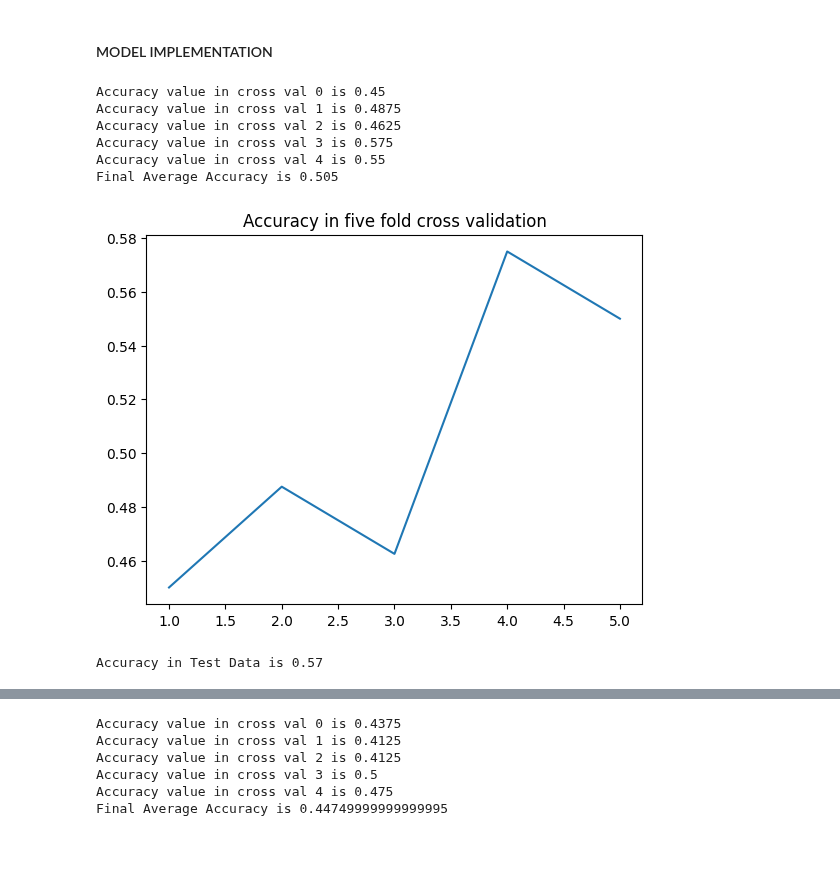
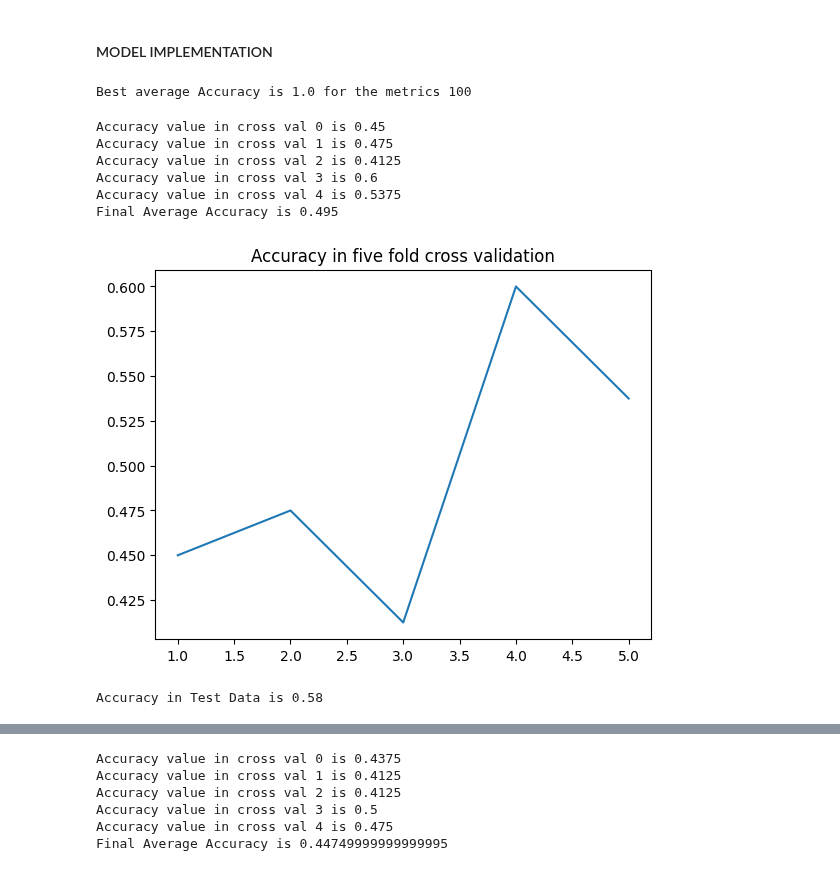
Before and after one commit to arjun8009/Python-Exeter, a Jupyter notebook: Learning Form Data ECMM445-CA1.ipynb, the cells around one changed output, grey strips where cells are left out. Cells and saved outputs as stored; diff of their text form; code cells hidden in the pictures.

```diff
--- a/Learning Form Data ECMM445-CA1.ipynb
+++ b/Learning Form Data ECMM445-CA1.ipynb
@@ -1248,34 +1248,42 @@ ytrains = Y_train.to_numpy()
 # %% [markdown]
 #### MODEL IMPLEMENTATION
 # %%
-Accuracy = []
 from sklearn.metrics import r2_score
 from sklearn.metrics import accuracy_score
 from sklearn.metrics import mean_absolute_error
-model_rfc = RandomForestClassifier(n_estimators = 500,random_state = 193)
-for i in range(5):
-    model_rfc.fit(xtrains[train_indexes_per_split[i]],ytrains[train_indexes_per_split[i]])
-    print('Accuracy value in cross val {0} is {1}'.format(i,accuracy_score(ytrains[test_indexes_per_split[i]],
-    model_rfc.predict(xtrains[test_indexes_per_split[i]]))))
-    Accuracy.append(accuracy_score(ytrains[test_indexes_per_split[i]],
-    model_rfc.predict(xtrains[test_indexes_per_split[i]])))
-print('Final Average Accuracy is {0}'.format(sum(Accuracy)/5))
-plt.figure()
-plt.title('Accuracy in five fold cross validation')
-plt.plot([1,2,3,4,5],Accuracy)
-plt.show()
+metrics = [100,200,300,400,500,600,700,800,900]
+best_avg_accuracy = []
+for i  in range(len(metrics)):
+    model_rfc = RandomForestClassifier(n_estimators = metrics[i],random_state = 193)
+    model_rfc.fit(xtrains,ytrains)
+    best_avg_accuracy.append(accuracy_score(ytrains,model_rfc.predict(xtrains)))
+print('Best average Accuracy is {0} for the metrics {1}'.format(max(best_avg_accuracy),metrics[best_avg_accuracy.index(max(best_avg_accuracy))]))
 # %% [output]
-Accuracy value in cross val 0 is 0.45
-Accuracy value in cross val 1 is 0.4875
-Accuracy value in cross val 2 is 0.4625
-Accuracy value in cross val 3 is 0.575
-Accuracy value in cross val 4 is 0.55
-Final Average Accuracy is 0.505
+Best average Accuracy is 1.0 for the metrics 100
-[figure, removed]
 # %%
+model_rfc = RandomForestClassifier(n_estimators = 100,random_state = 193)
+Accuracy = []
+for i in range(5):
+    model_rfc.fit(xtrains[train_indexes_per_split[i]],ytrains[train_indexes_per_split[i]])
+    print('Accuracy value in cross val {0} is {1}'.format(i,accuracy_score(ytrains[test_indexes_per_split[i]],
+    model_rfc.predict(xtrains[test_indexes_per_split[i]]))))
+    Accuracy.append(accuracy_score(ytrains[test_indexes_per_split[i]],
+    model_rfc.predict(xtrains[test_indexes_per_split[i]])))
+print('Final Average Accuracy is {0}'.format(sum(Accuracy)/5))
+plt.figure()
+plt.title('Accuracy in five fold cross validation')
+plt.plot([1,2,3,4,5],Accuracy)
+plt.show()
 print('Accuracy in Test Data is {0}'.format(accuracy_score(Y_test,
     model_rfc.predict(X_test))))
 # %% [output]
-Accuracy in Test Data is 0.57
+Accuracy value in cross val 0 is 0.45
+Accuracy value in cross val 1 is 0.475
+Accuracy value in cross val 2 is 0.4125
+Accuracy value in cross val 3 is 0.6
+Accuracy value in cross val 4 is 0.5375
+Final Average Accuracy is 0.495
+[figure, added]
+Accuracy in Test Data is 0.58
 # %%
 from sklearn.svm import SVC
```
Also changed, not shown: parts of 15 cells of this notebook.
